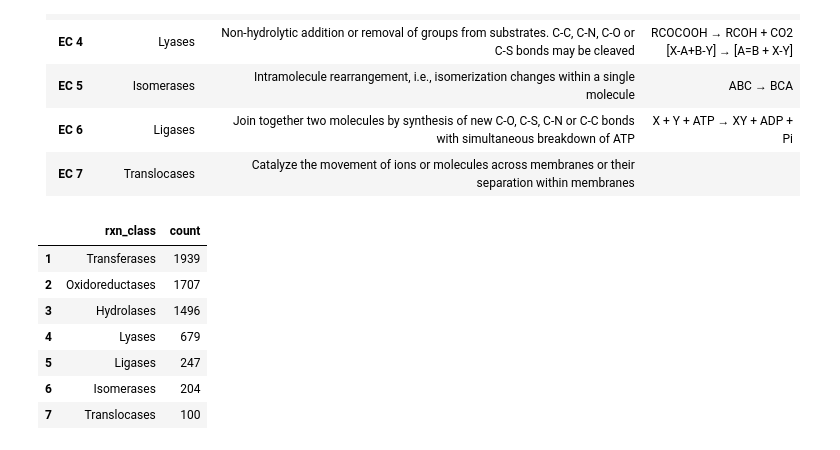
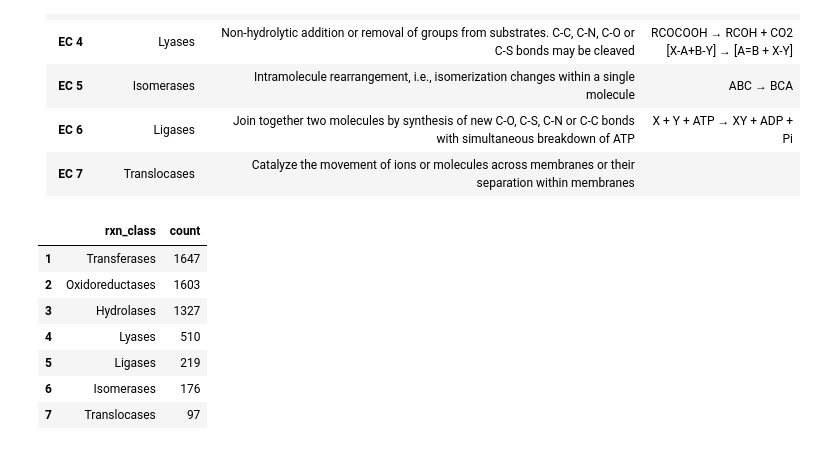
Before and after one commit to kingstdio/RXNRECer, a Jupyter notebook: rxnrecer/data/dataset_preprocessing/s2_statistics.ipynb, the cells around one changed output. Cells and saved outputs as stored; diff of their text form; code cells hidden in the pictures.

```diff
--- a/rxnrecer/data/dataset_preprocessing/s2_statistics.ipynb
+++ b/rxnrecer/data/dataset_preprocessing/s2_statistics.ipynb
@@ -188,34 +183,34 @@ def get_rxn_distribution (ecdf):
 # %%
 train_enzyme_labels = ['None-enzyme', 'Enzyme']
 train_enzyme_values = [282920, 225667]
 
 test_enzyme_labels = ['None-enzyme', 'Enzyme']
 test_enzyme_values = [10310, 3205]
 
-rxn_class_counts_train = get_rxn_class_distribution(train[['uniprot_id', 'ec_number']])
-rxn_class_counts_test = get_rxn_class_distribution(test[['uniprot_id', 'ec_number']])
+rxn_class_counts_train = get_rxn_class_distribution(ds_rcv[['uniprot_id', 'ec_number']])
+rxn_class_counts_test = get_rxn_class_distribution(ds_rcp[['uniprot_id', 'ec_number']])
 
 rxn_class_counts_train = rxn_class_counts_train[rxn_class_counts_train.rxn_class!='None-Enzyme']
 rxn_class_counts_test = rxn_class_counts_test[rxn_class_counts_test.rxn_class!='None-Enzyme']
 
 
 # 创建饼图对象
 fig1_1_1 = go.Pie(labels=train_enzyme_labels, values=train_enzyme_values, textinfo='percent+label', textposition='inside', hoverinfo='label+percent+value')
 fig1_1_2 = go.Pie(labels=test_enzyme_labels, values=test_enzyme_values, textinfo='percent+label', textposition='inside', hoverinfo='label+percent+value')
 fig1_1_3 = go.Pie(labels=rxn_class_counts_train.rxn_class, values=rxn_class_counts_train['count'], textinfo='percent+label', textposition='inside', hoverinfo='label+percent+value')
 fig1_1_4 = go.Pie(labels=rxn_class_counts_test.rxn_class, values=rxn_class_counts_test['count'], textinfo='percent+label', textposition='inside', hoverinfo='label+percent+value')
 
 
 rxn_class_counts_test
 # %% [output]
 |  | rxn_class | count |
-| 1 | Transferases | 1939 |
-| 2 | Oxidoreductases | 1707 |
-| 3 | Hydrolases | 1496 |
-| 4 | Lyases | 679 |
-| 5 | Ligases | 247 |
-| 6 | Isomerases | 204 |
-| 7 | Translocases | 100 |
+| 1 | Transferases | 1647 |
+| 2 | Oxidoreductases | 1603 |
+| 3 | Hydrolases | 1327 |
+| 4 | Lyases | 510 |
+| 5 | Ligases | 219 |
+| 6 | Isomerases | 176 |
+| 7 | Translocases | 97 |
 # %%
 # 创建子图
 fig1 = make_subplots(
```
Also changed, not shown: parts of 11 cells of this notebook.
